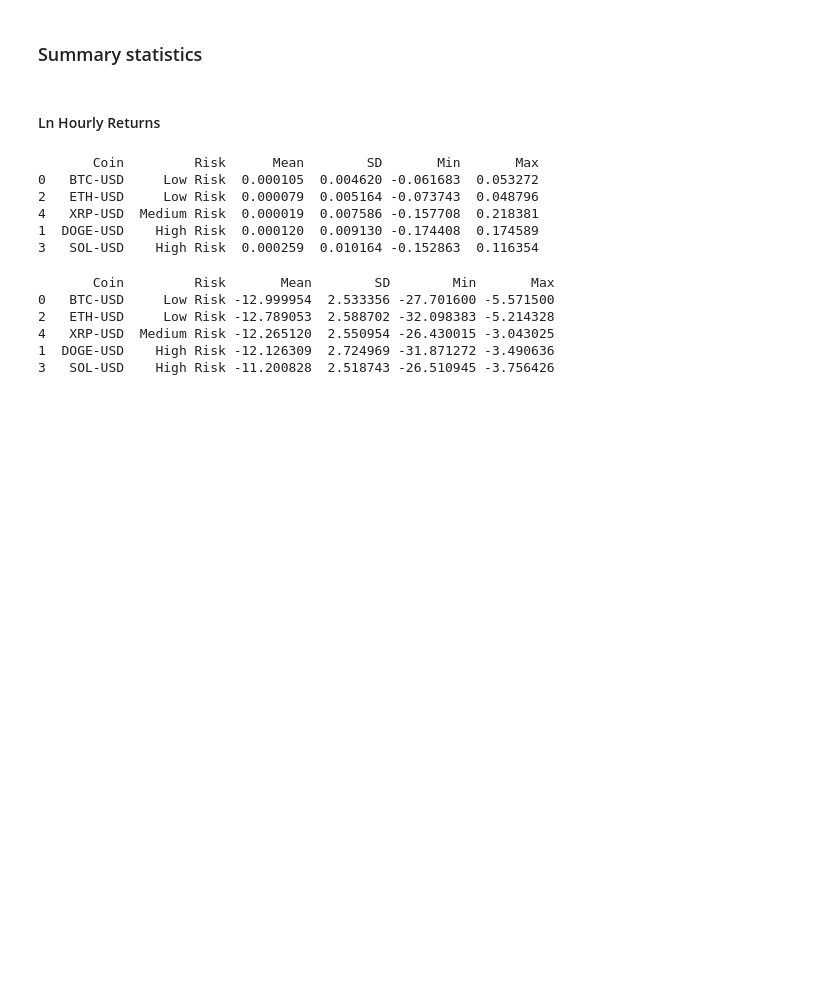
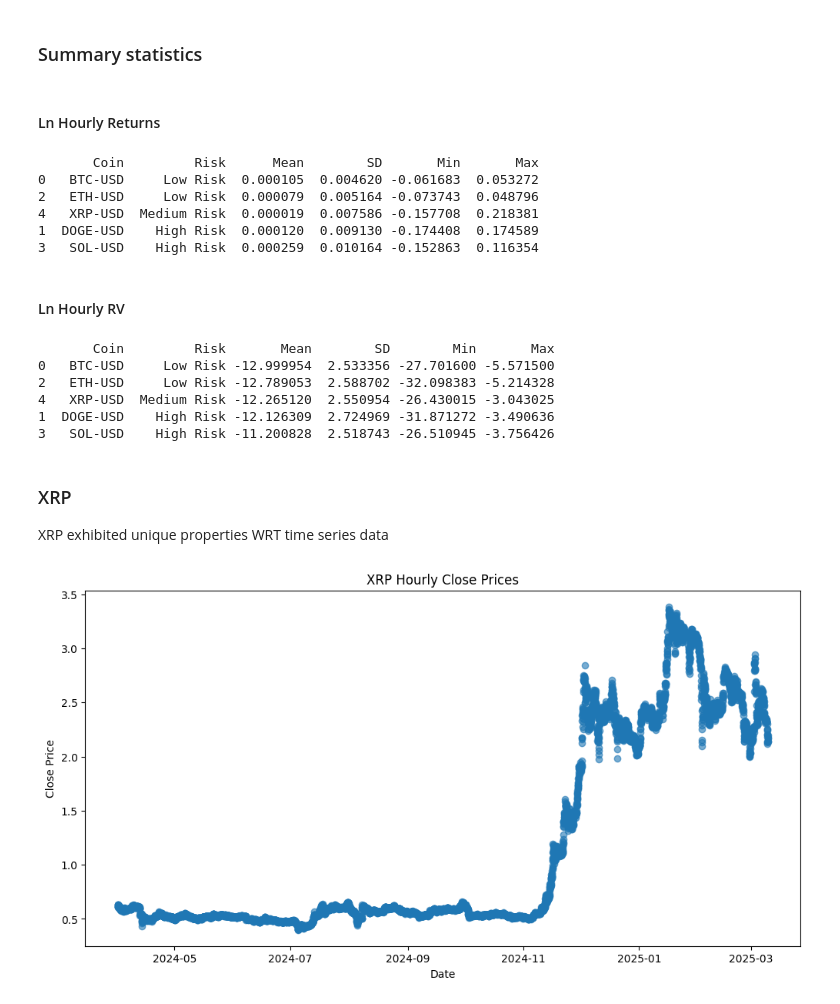
Before and after one commit to zhyoung17/crypto-rv-forecast, a Jupyter notebook: notebooks/exploratory/eda.ipynb, the cells around one changed output. Drawn from its saved outputs; the diff is of its cells as text; code cells hidden in the pictures; blank space fills up the shorter version.

Commit message:
Added DM test results + Added XRP plot

```diff
--- a/notebooks/exploratory/eda.ipynb
+++ b/notebooks/exploratory/eda.ipynb
@@ -190,6 +190,8 @@ print(summary_stats)
 4   XRP-USD  Medium Risk  0.000019  0.007586 -0.157708  0.218381
 1  DOGE-USD    High Risk  0.000120  0.009130 -0.174408  0.174589
 3   SOL-USD    High Risk  0.000259  0.010164 -0.152863  0.116354
+# %% [markdown]
+#### Ln Hourly RV
 # %%
 summary_stats = X_train_hourly.groupby(['Ticker', 'Risk'])['ln_hourly_rv'].agg(
     Mean='mean',
@@ -218,3 +220,19 @@ summary_stats.to_csv('../../results/ln_hourly_rv_summary_stats.csv', index=False
 4   XRP-USD  Medium Risk -12.265120  2.550954 -26.430015 -3.043025
 1  DOGE-USD    High Risk -12.126309  2.724969 -31.871272 -3.490636
 3   SOL-USD    High Risk -11.200828  2.518743 -26.510945 -3.756426
+# %% [markdown]
+### XRP
+XRP exhibited unique properties WRT time series data
+# %%
+# Filter for XRP in X_test_hourly
+XRP_hourly = X_test_hourly[X_test_hourly['Ticker'] == 'XRP-USD']
+
+# Plot the hourly log returns for XRP
+plt.figure(figsize=(12, 6))
+plt.scatter(XRP_hourly['Date'], XRP_hourly['Close'], alpha=0.6)
+plt.title('XRP Hourly Close Prices')
+plt.xlabel('Date')
+plt.ylabel('Close Price')
+plt.show()
+# %% [output]
+[figure, added]
```
Also changed, not shown: 3 other files.
